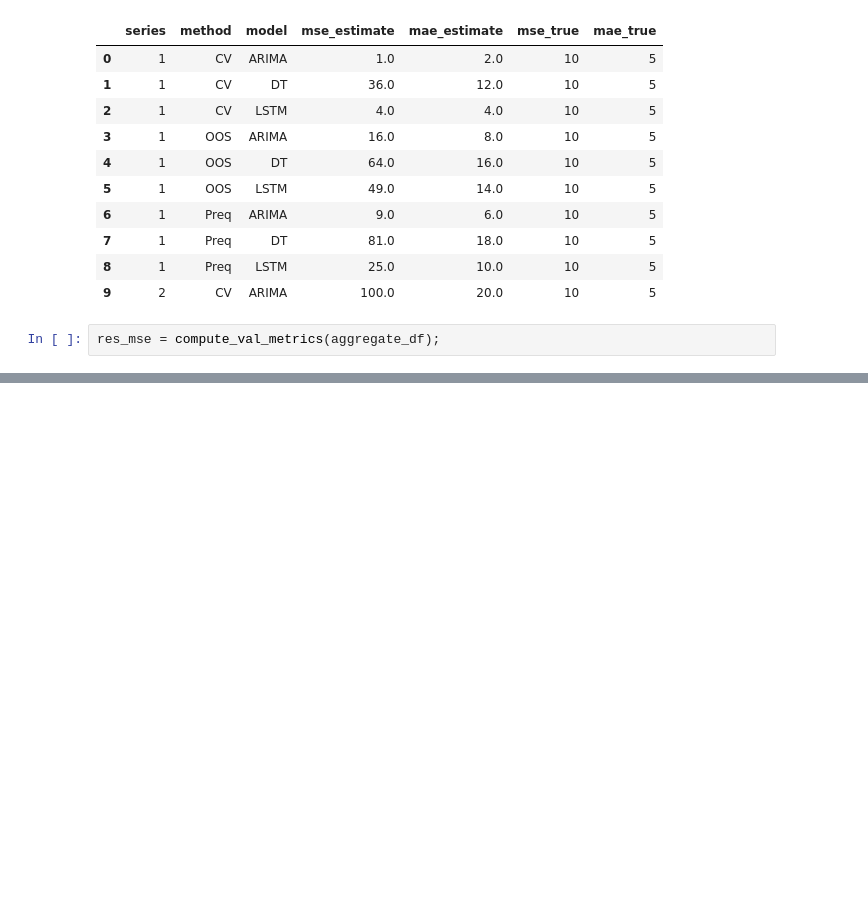
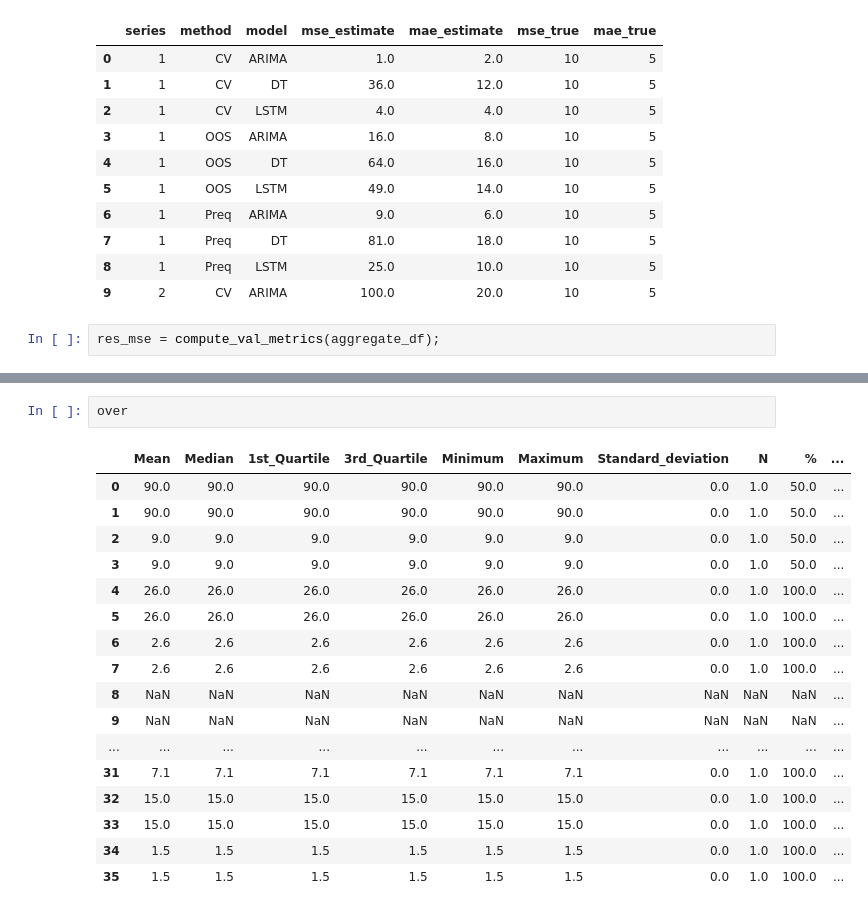
Before and after one commit to MiguelLoureiro98/timecave, a Jupyter notebook: experiments/test.ipynb, the cells around one changed output, grey strips where cells are left out. Drawn from its saved outputs; the diff is of its cells as text; blank space fills up the shorter version.

```diff
--- a/experiments/test.ipynb
+++ b/experiments/test.ipynb
@@ -114,0 +163,20 @@ res_mse
+# %%
+over
+# %% [output]
+|  | Mean | Median | 1st_Quartile | 3rd_Quartile | Minimum | Maximum | Standard_deviation | N | % | ... |
+| 0 | 90.0 | 90.0 | 90.0 | 90.0 | 90.0 | 90.0 | 0.0 | 1.0 | 50.0 | ... |
+| 1 | 90.0 | 90.0 | 90.0 | 90.0 | 90.0 | 90.0 | 0.0 | 1.0 | 50.0 | ... |
+| 2 | 9.0 | 9.0 | 9.0 | 9.0 | 9.0 | 9.0 | 0.0 | 1.0 | 50.0 | ... |
+| 3 | 9.0 | 9.0 | 9.0 | 9.0 | 9.0 | 9.0 | 0.0 | 1.0 | 50.0 | ... |
+| 4 | 26.0 | 26.0 | 26.0 | 26.0 | 26.0 | 26.0 | 0.0 | 1.0 | 100.0 | ... |
+| 5 | 26.0 | 26.0 | 26.0 | 26.0 | 26.0 | 26.0 | 0.0 | 1.0 | 100.0 | ... |
+| 6 | 2.6 | 2.6 | 2.6 | 2.6 | 2.6 | 2.6 | 0.0 | 1.0 | 100.0 | ... |
+| 7 | 2.6 | 2.6 | 2.6 | 2.6 | 2.6 | 2.6 | 0.0 | 1.0 | 100.0 | ... |
+| 8 | NaN | NaN | NaN | NaN | NaN | NaN | NaN | NaN | NaN | ... |
+| 9 | NaN | NaN | NaN | NaN | NaN | NaN | NaN | NaN | NaN | ... |
+| ... | ... | ... | ... | ... | ... | ... | ... | ... | ... | ... |
+| 31 | 7.1 | 7.1 | 7.1 | 7.1 | 7.1 | 7.1 | 0.0 | 1.0 | 100.0 | ... |
+| 32 | 15.0 | 15.0 | 15.0 | 15.0 | 15.0 | 15.0 | 0.0 | 1.0 | 100.0 | ... |
+| 33 | 15.0 | 15.0 | 15.0 | 15.0 | 15.0 | 15.0 | 0.0 | 1.0 | 100.0 | ... |
+| 34 | 1.5 | 1.5 | 1.5 | 1.5 | 1.5 | 1.5 | 0.0 | 1.0 | 100.0 | ... |
+| 35 | 1.5 | 1.5 | 1.5 | 1.5 | 1.5 | 1.5 | 0.0 | 1.0 | 100.0 | ... |
```
Also changed, not shown: parts of 17 cells of this notebook, 1 other file.
